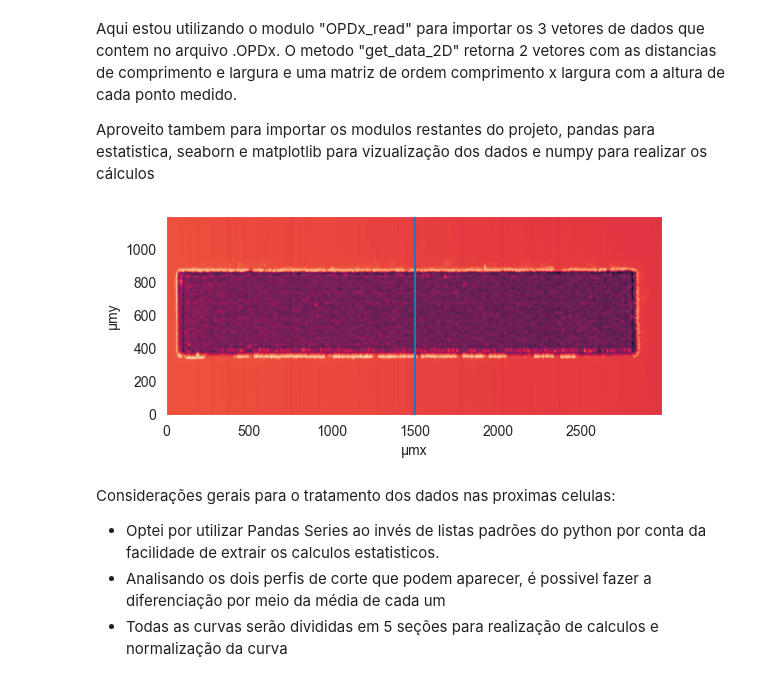
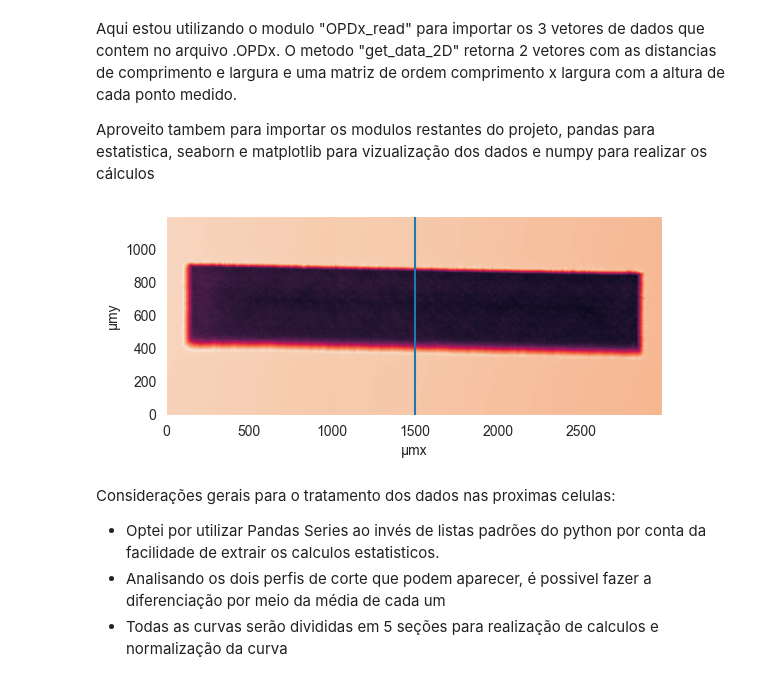
Before and after one commit to Pidoviski/calculadora_de_rugosidade, a Jupyter notebook: main.ipynb, the cells around one changed output. Saved outputs shown, nothing was run; the diff lists cells and outputs as text; code cells hidden in the pictures.

```diff
--- a/main.ipynb
+++ b/main.ipynb
@@ -333,21 +333,21 @@ Aproveito tambem para importar os modulos restantes do projeto, pandas para esta
 # %%
 import pandas as pd
 import seaborn as sns
 import matplotlib.pyplot as plt
 import numpy as np
 
 corte = 150 #Perfil 1D de corte
 
 sns.set_style('dark')
 sns.set_palette('tab10')
 
-loader = DektakLoad('T1D/T1D_90graus_Positivo.OPDx')
+loader = DektakLoad('T1A/T1A_0graus_Positivo.OPDx')
 x,y,z = loader.get_data_2D()
 
 plt.axvline(x[corte])
 plt.show()
 # %% [output]
-[figure, old version]
+[figure, new version]
 # %% [markdown]
 Considerações gerais para o tratamento dos dados nas proximas celulas:
 
```
Also changed, not shown: parts of 8 cells of this notebook.
